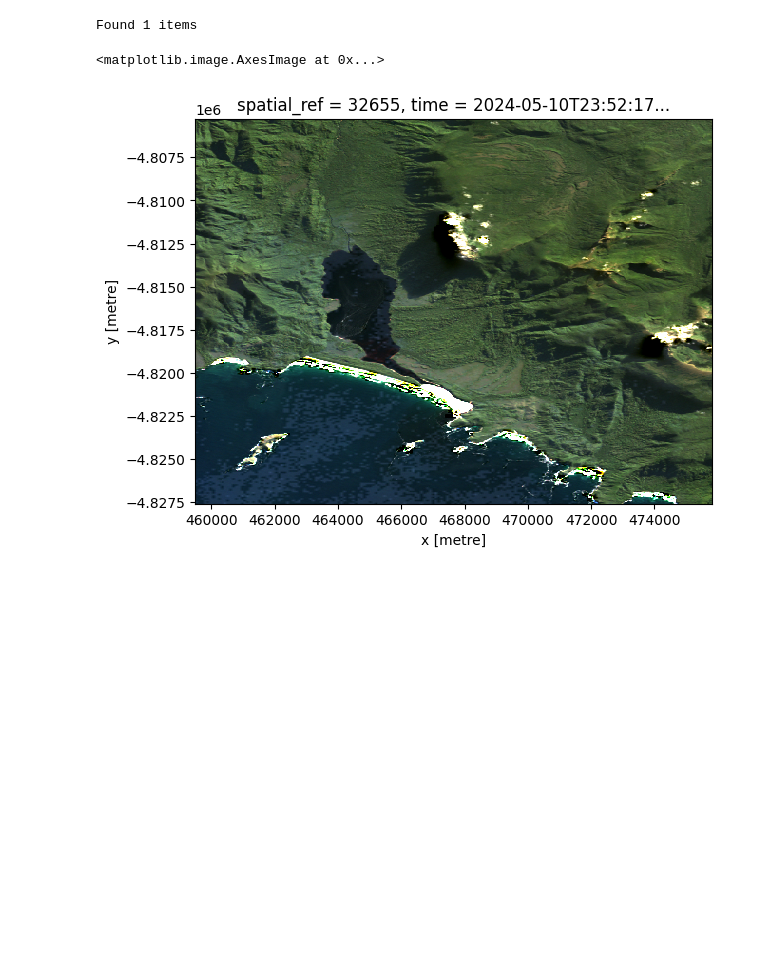
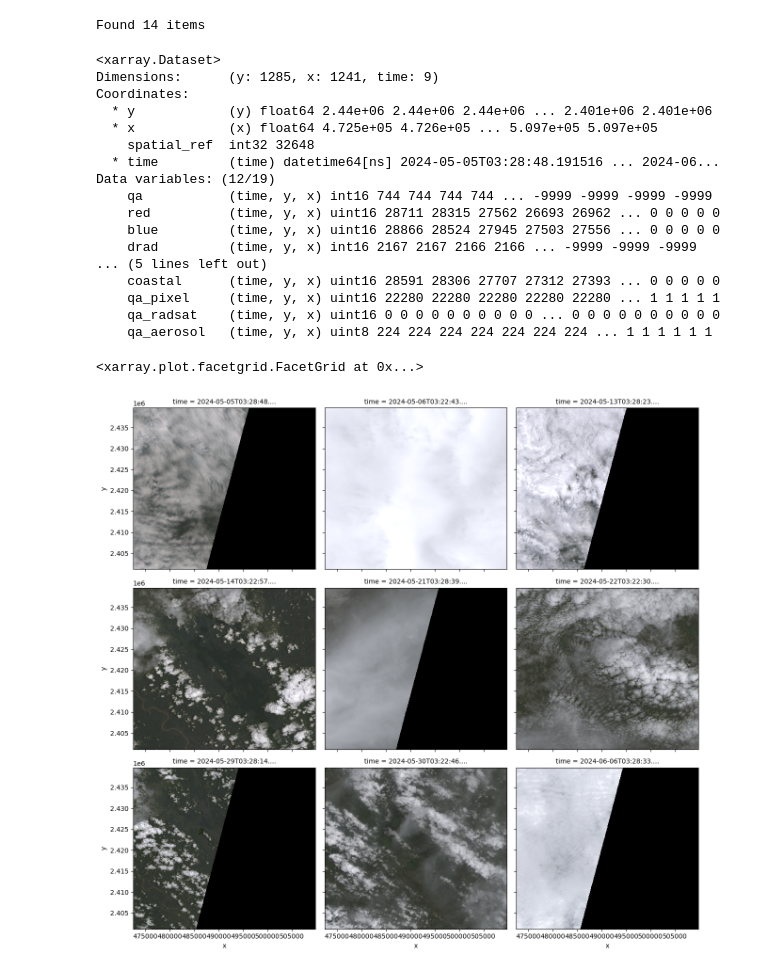
Before and after one commit to auspatious/notebook-examples, a Jupyter notebook: mspc_wofs.ipynb, the cells around one changed output. Saved outputs shown, nothing was run; the diff lists cells and outputs as text; code cells hidden in the pictures; blank space fills up the shorter version.

```diff
--- a/mspc_wofs.ipynb
+++ b/mspc_wofs.ipynb
@@ -16,10 +17,15 @@ mspc_landsat_collection = "landsat-c2-l2"
 client = Client.open(mspc_catalog)
 
 # Tasmanian south west, near Precipitous bluff
-bbox = [146.5, -43.6, 146.7, -43.4]
+# bbox = [146.5, -43.6, 146.7, -43.4]
 
-# This image is clear
-datetime = "2024-05-10"
+# Vietnam
+ll = (21.71400538718078, 104.7342998642433)
+ur = (22.061659473619418, 105.0941409499825)
+bbox = [ll[1], ll[0], ur[1], ur[0]]
+
+# Use June 2024, but pick a single date
+datetime = "2024-05/2024-06"
 
 # Search for Landsat data
 items = list(
@@ -32,7 +38,7 @@ items = list(
 
 print(f"Found {len(items)} items")
 # %% [output]
-Found 1 items
+Found 14 items
 # %%
 wofs_bands = ["blue", "green", "red", "nir08", "swir16", "swir22"]
 wofs_bands_qa = wofs_bands.append("qa_pixel")
@@ -43,18 +49,38 @@ data = (
         bands=wofs_bands_qa,
         resolution=30,
         chunks={"x": 2048, "y": 2048},
+        groupby="solar_day",
         patch_url=sign_url,
     )
     .squeeze()
     .load()
 )
 
-# plot the scenes so we can pick one
-data[["red", "green", "blue"]].to_array().plot.imshow(
-    size=5, vmin=7000, vmax=10000)
+data
 # %% [output]
-<matplotlib.image.AxesImage at 0x...>
+<xarray.Dataset>
+Dimensions:      (y: 1285, x: 1241, time: 9)
+Coordinates:
+  * y            (y) float64 2.44e+06 2.44e+06 2.44e+06 ... 2.401e+06 2.401e+06
+  * x            (x) float64 4.725e+05 4.726e+05 ... 5.097e+05 5.097e+05
+    spatial_ref  int32 32648
+  * time         (time) datetime64[ns] 2024-05-05T03:28:48.191516 ... 2024-06...
+Data variables: (12/19)
+    qa           (time, y, x) int16 744 744 744 744 ... -9999 -9999 -9999 -9999
+    red          (time, y, x) uint16 28711 28315 27562 26693 26962 ... 0 0 0 0 0
+    blue         (time, y, x) uint16 28866 28524 27945 27503 27556 ... 0 0 0 0 0
+    drad         (time, y, x) int16 2167 2167 2166 2166 ... -9999 -9999 -9999
+... (5 lines left out)
+    coastal      (time, y, x) uint16 28591 28306 27707 27312 27393 ... 0 0 0 0 0
+    qa_pixel     (time, y, x) uint16 22280 22280 22280 22280 22280 ... 1 1 1 1 1
+    qa_radsat    (time, y, x) uint16 0 0 0 0 0 0 0 0 0 0 ... 0 0 0 0 0 0 0 0 0 0
+    qa_aerosol   (time, y, x) uint8 224 224 224 224 224 224 224 ... 1 1 1 1 1 1
-[figure, removed]
+# %%
+# plot the scenes so we can pick one
+data[["red", "green", "blue"]].to_array().plot.imshow(col="time", col_wrap=3, size=4, robust=True)
+# %% [output]
+<xarray.plot.facetgrid.FacetGrid at 0x...>
+[figure, added]
 # %%
 # Load elevation
 dem_items = list(
```
Also changed, not shown: parts of 7 cells of this notebook.
